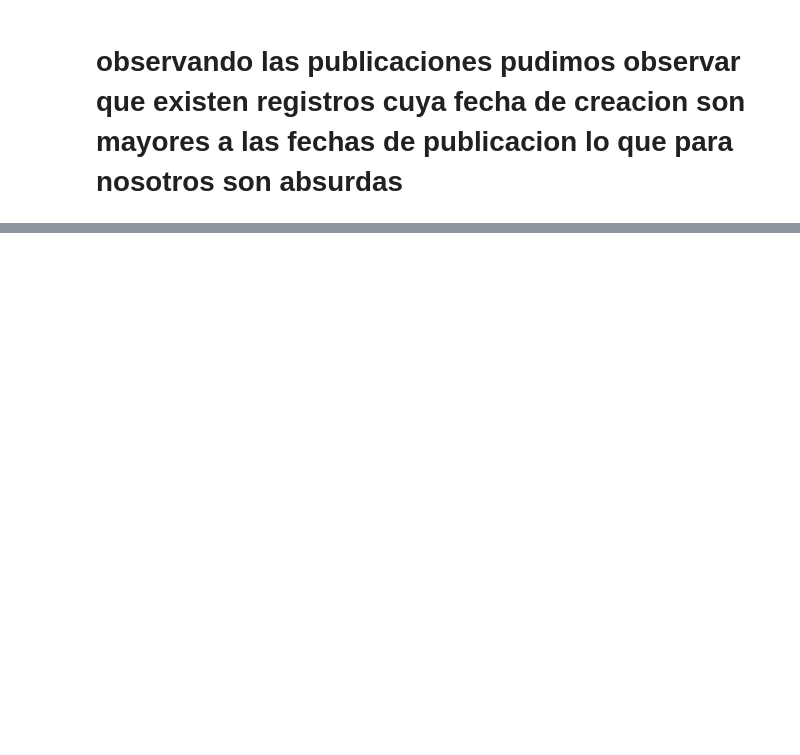
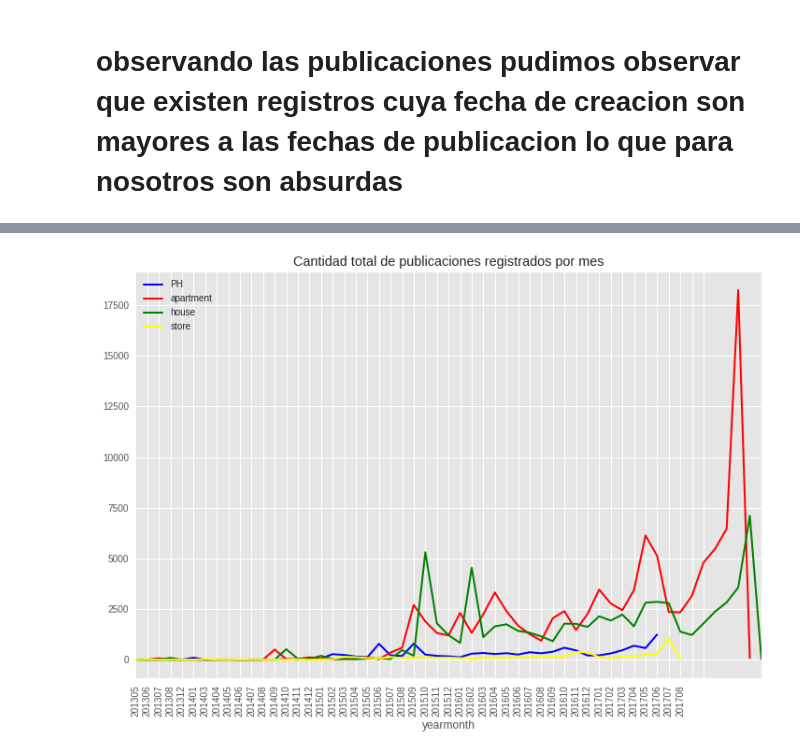
Before and after one commit to ariel55/survivingdata, a Jupyter notebook: Tp1_sherly.ipynb, the cells around one changed output, grey strips where cells are left out. Saved outputs shown, nothing was run; the diff lists cells and outputs as text; code cells hidden in the pictures; blank space fills up the shorter version.

```diff
--- a/Tp1_sherly.ipynb
+++ b/Tp1_sherly.ipynb
@@ -553,0 +398,32 @@ promedioGBA=visualizacion.loc[visualizacion.state_name.str.contains('Bs.As.')].g
+# %%
+
+
+#Cantidad total de publicaciones registradas por mes, segun el tipo de propiedad  (PH,apartment,house,store)
+visualizacion_1=publicacion_Total
+visualizacion_1["created_on"]=pd.to_datetime(visualizacion_1.created_on,format="%Y-%m-%d")
+visualizacion_1["yearmonth"]=visualizacion_1["created_on"].apply(lambda x:x.strftime('%Y%m'))
+visualizacion_1["cant"] = visualizacion_1["Year"].apply(lambda x: 1)
+plt.figure()
+visualizacion_1.dropna(subset=['yearmonth'],inplace=True)
+visualizacion_1.loc[visualizacion_1.property_type.str.contains('PH'),\
+                 ['cant','yearmonth']].groupby('yearmonth').count()\
+                 .loc[:,'cant'].plot(color='blue',rot=90,xticks=range(0,50), \
+                 linewidth=2,figsize=(12,8),label='PH');
+visualizacion_1.loc[visualizacion_1.property_type.str.contains('apartment'),\
+                 ['cant','yearmonth']].groupby('yearmonth').count()\
+                 .loc[:,'cant'].plot(color='red',rot=90,xticks=range(0,50), \
+                 linewidth=2,figsize=(12,8),label='apartment');
+visualizacion_1.loc[visualizacion_1.property_type.str.contains('house'),\
+                 ['cant','yearmonth']].groupby('yearmonth').count()\
+                 .loc[:,'cant'].plot(color='green',rot=90,xticks=range(0,50), \
+                 linewidth=2,figsize=(12,8),label='house');
+visualizacion_1.loc[visualizacion_1.property_type.str.contains('store'),\
+                 ['cant','yearmonth']].groupby('yearmonth').count()\
+                 .loc[:,'cant'].plot(color='yellow',rot=90,xticks=range(0,50), \
+                 linewidth=2,figsize=(12,8),label='store');
+plt.legend();
+plt.title("Cantidad total de publicaciones registrados por mes")
+plt.xticks(range(0,50))
+plt.show();
+# %% [output]
+[figure, added]
```
Also changed, not shown: parts of 39 cells of this notebook.
